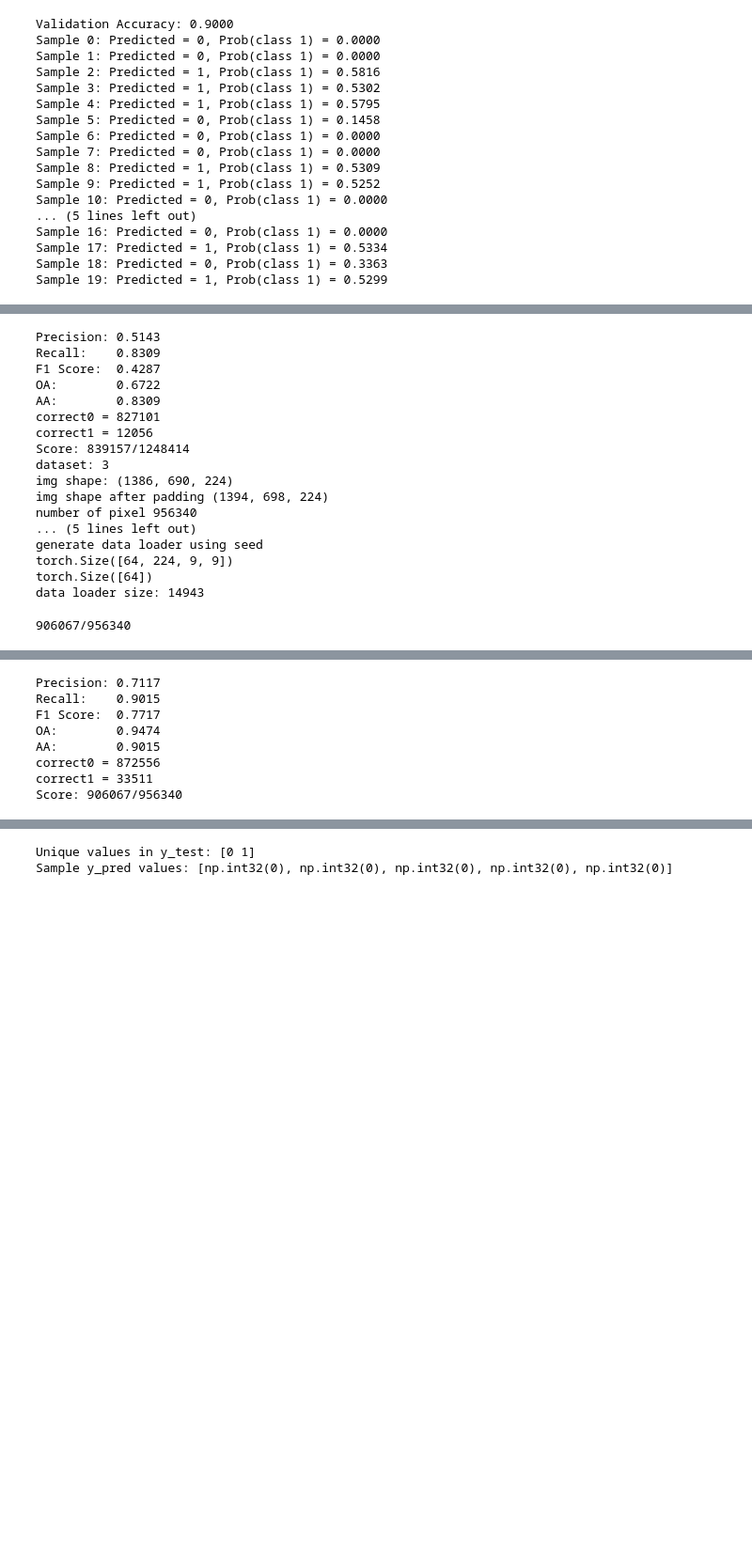
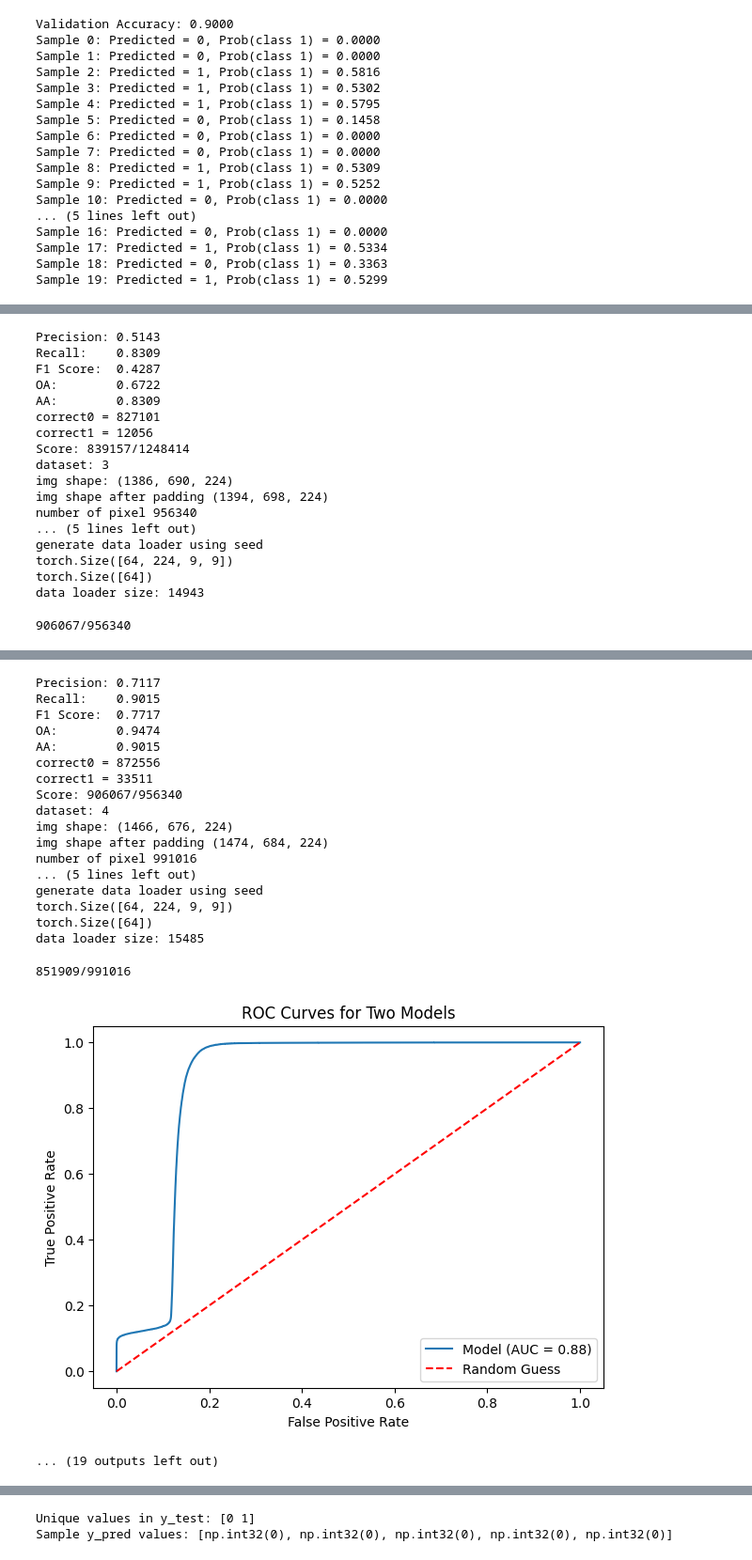
Before and after one commit to FathanAbi/tugas-akhir-model-deteksi-tumpahan-minyakl, a Jupyter notebook: simsiam/simsiam/TESTING/HybridSN/HybridSN_REV_1.ipynb, the cells around one changed output, grey strips where cells are left out. Shown: that part at 94% size. Drawn from its saved outputs; the diff is of its cells as text; code cells hidden in the pictures; blank space fills up the shorter version.

```diff
--- a/simsiam/simsiam/TESTING/HybridSN/HybridSN_REV_1.ipynb
+++ b/simsiam/simsiam/TESTING/HybridSN/HybridSN_REV_1.ipynb
@@ -619,8 +619,8 @@ y_probs = []
 timestamp = datetime.now().strftime('%Y%m%d_%H%M%S')
 os.makedirs(f"predictions/{timestamp}", exist_ok=True)
 for dataset in range(len(datasets)):
-    if dataset > 2:
-        break
+    # if dataset > 2:
+    #     break
     print(f"dataset: {dataset + 1}")
     hsi_prediction = []
     hsi_yprobs = []
@@ -769,33 +769,45 @@ torch.Size([64])
 data loader size: 19507
 839157/1248414
 [figure]
 Precision: 0.5143
 Recall:    0.8309
 F1 Score:  0.4287
 OA:        0.6722
 AA:        0.8309
 correct0 = 827101
 correct1 = 12056
 Score: 839157/1248414
 dataset: 3
 img shape: (1386, 690, 224)
 img shape after padding (1394, 698, 224)
 number of pixel 956340
 ... (5 lines left out)
 generate data loader using seed
 torch.Size([64, 224, 9, 9])
 torch.Size([64])
 data loader size: 14943
 906067/956340
 [figure]
 Precision: 0.7117
 Recall:    0.9015
 F1 Score:  0.7717
 OA:        0.9474
 AA:        0.9015
 correct0 = 872556
 correct1 = 33511
 Score: 906067/956340
+dataset: 4
+img shape: (1466, 676, 224)
+img shape after padding (1474, 684, 224)
+number of pixel 991016
+... (5 lines left out)
+generate data loader using seed
+torch.Size([64, 224, 9, 9])
+torch.Size([64])
+data loader size: 15485
+851909/991016
+[figure, added]
+... (19 outputs left out)
 # %%
 all_correct = 0
 all_total = 0
```
Also changed, not shown: parts of 6 cells of this notebook, 13 other files.
